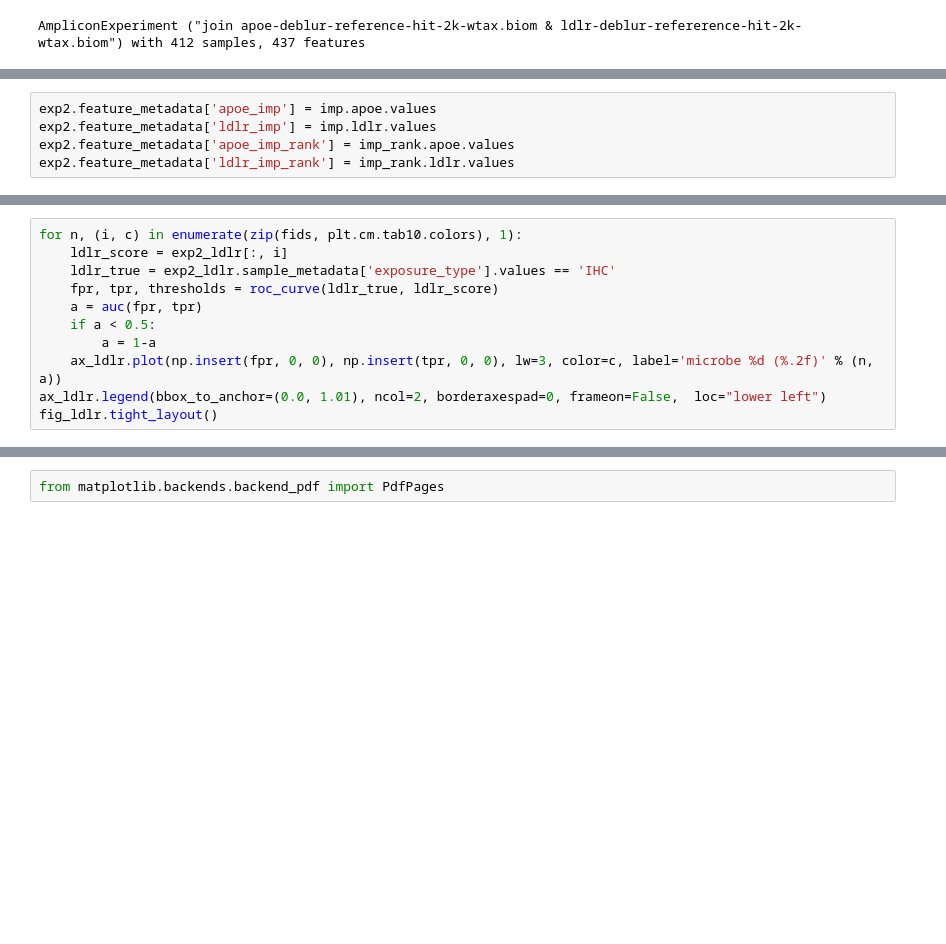
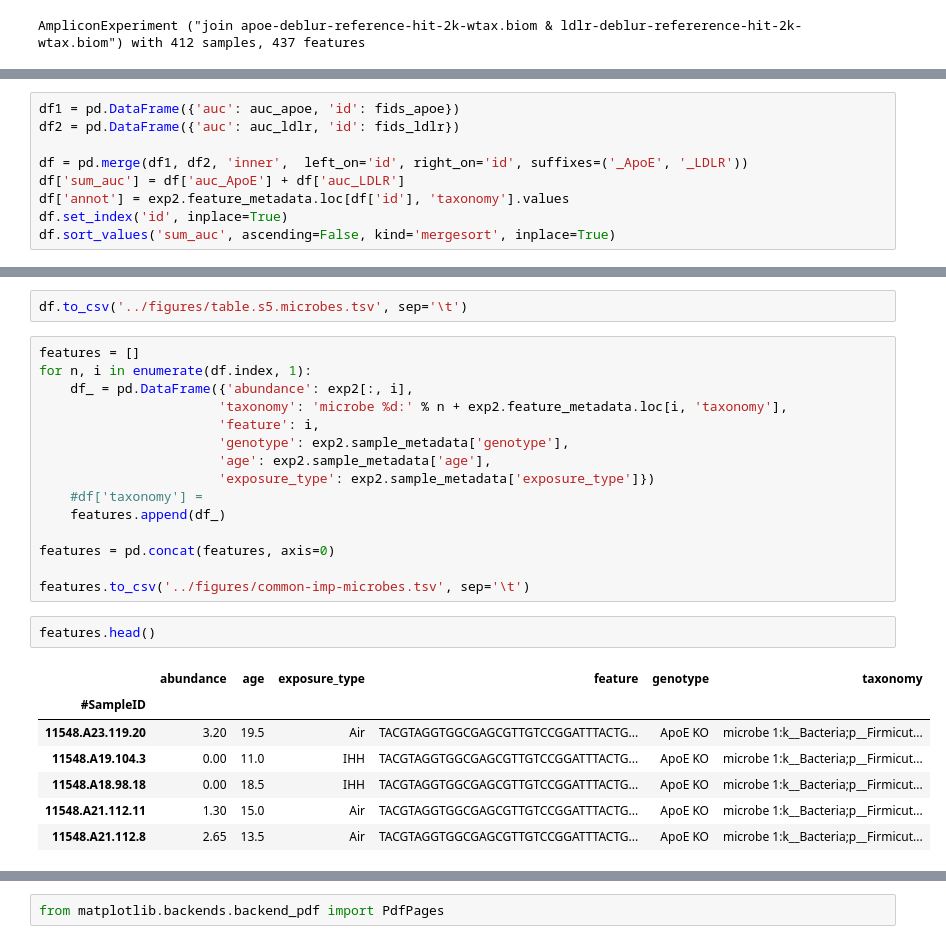
Before and after one commit to knightlab-analyses/crossmodel_prediction, a Jupyter notebook: notebooks/fig2.16s.ipynb, the cells around one changed output, grey strips where cells are left out. Saved outputs shown, nothing was run; the diff lists cells and outputs as text; blank space fills up the shorter version.

```diff
--- a/notebooks/fig2.16s.ipynb
+++ b/notebooks/fig2.16s.ipynb
@@ -232,5 +52,0 @@ plt.scatter(imp_rank.apoe, imp_rank.ldlr)
-# %%
-exp2.feature_metadata['apoe_imp'] = imp.apoe.values
-exp2.feature_metadata['ldlr_imp'] = imp.ldlr.values
-exp2.feature_metadata['apoe_imp_rank'] = imp_rank.apoe.values
-exp2.feature_metadata['ldlr_imp_rank'] = imp_rank.ldlr.values
@@ -487,11 +52,0 @@ fig_apoe.tight_layout()
-# %%
-for n, (i, c) in enumerate(zip(fids, plt.cm.tab10.colors), 1):
-    ldlr_score = exp2_ldlr[:, i]
-    ldlr_true = exp2_ldlr.sample_metadata['exposure_type'].values == 'IHC'
-    fpr, tpr, thresholds = roc_curve(ldlr_true, ldlr_score)
-    a = auc(fpr, tpr)
-    if a < 0.5:
-        a = 1-a
-    ax_ldlr.plot(np.insert(fpr, 0, 0), np.insert(tpr, 0, 0), lw=3, color=c, label='microbe %d (%.2f)' % (n, a))
-ax_ldlr.legend(bbox_to_anchor=(0.0, 1.01), ncol=2, borderaxespad=0, frameon=False,  loc="lower left")
-fig_ldlr.tight_layout()
@@ -497,0 +115,9 @@ fig_ldlr.tight_layout()
+# %%
+df1 = pd.DataFrame({'auc': auc_apoe, 'id': fids_apoe})
+df2 = pd.DataFrame({'auc': auc_ldlr, 'id': fids_ldlr})
+
+df = pd.merge(df1, df2, 'inner',  left_on='id', right_on='id', suffixes=('_ApoE', '_LDLR'))
+df['sum_auc'] = df['auc_ApoE'] + df['auc_LDLR']
+df['annot'] = exp2.feature_metadata.loc[df['id'], 'taxonomy'].values
+df.set_index('id', inplace=True)
+df.sort_values('sum_auc', ascending=False, kind='mergesort', inplace=True)
@@ -497,0 +132,27 @@ fig_ldlr.tight_layout()
+# %%
+df.to_csv('../figures/table.s5.microbes.tsv', sep='\t')
+# %%
+features = []
+for n, i in enumerate(df.index, 1):
+    df_ = pd.DataFrame({'abundance': exp2[:, i],
+                       'taxonomy': 'microbe %d:' % n + exp2.feature_metadata.loc[i, 'taxonomy'],
+                       'feature': i,
+                       'genotype': exp2.sample_metadata['genotype'],
+                       'age': exp2.sample_metadata['age'],
+                       'exposure_type': exp2.sample_metadata['exposure_type']})
+    #df['taxonomy'] =
+    features.append(df_)
+
+features = pd.concat(features, axis=0)
+
+features.to_csv('../figures/common-imp-microbes.tsv', sep='\t')
+# %%
+features.head()
+# %% [output]
+|  | abundance | age | exposure_type | feature | genotype | taxonomy |
+| #SampleID |  |  |  |  |  |  |
+| 11548.A23.119.20 | 3.20 | 19.5 | Air | TACGTAGGTGGCGAGCGTTGTCCGGATTTACTG... | ApoE KO | microbe 1:k__Bacteria;p__Firmicut... |
+| 11548.A19.104.3 | 0.00 | 11.0 | IHH | TACGTAGGTGGCGAGCGTTGTCCGGATTTACTG... | ApoE KO | microbe 1:k__Bacteria;p__Firmicut... |
+| 11548.A18.98.18 | 0.00 | 18.5 | IHH | TACGTAGGTGGCGAGCGTTGTCCGGATTTACTG... | ApoE KO | microbe 1:k__Bacteria;p__Firmicut... |
+| 11548.A21.112.11 | 1.30 | 15.0 | Air | TACGTAGGTGGCGAGCGTTGTCCGGATTTACTG... | ApoE KO | microbe 1:k__Bacteria;p__Firmicut... |
+| 11548.A21.112.8 | 2.65 | 13.5 | Air | TACGTAGGTGGCGAGCGTTGTCCGGATTTACTG... | ApoE KO | microbe 1:k__Bacteria;p__Firmicut... |
```
Also changed, not shown: parts of 77 cells of this notebook, 3 other files.
